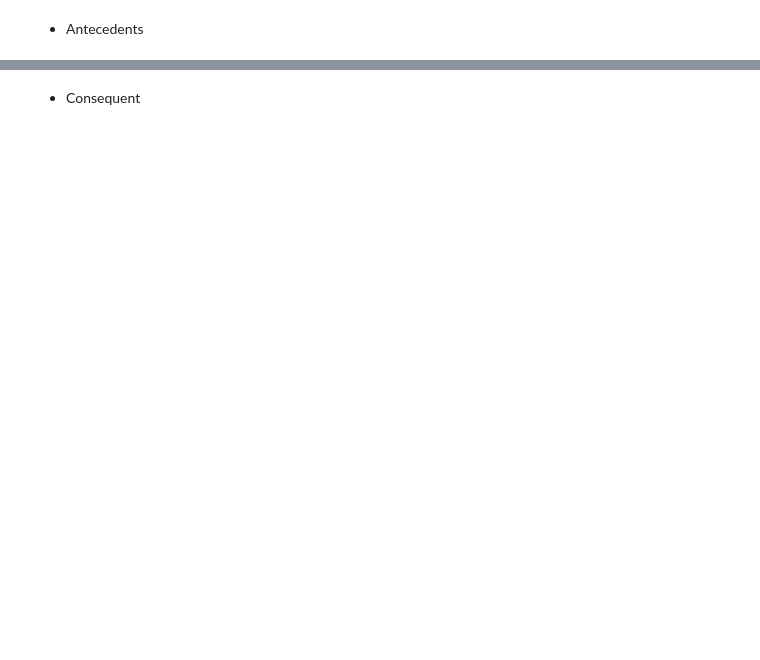
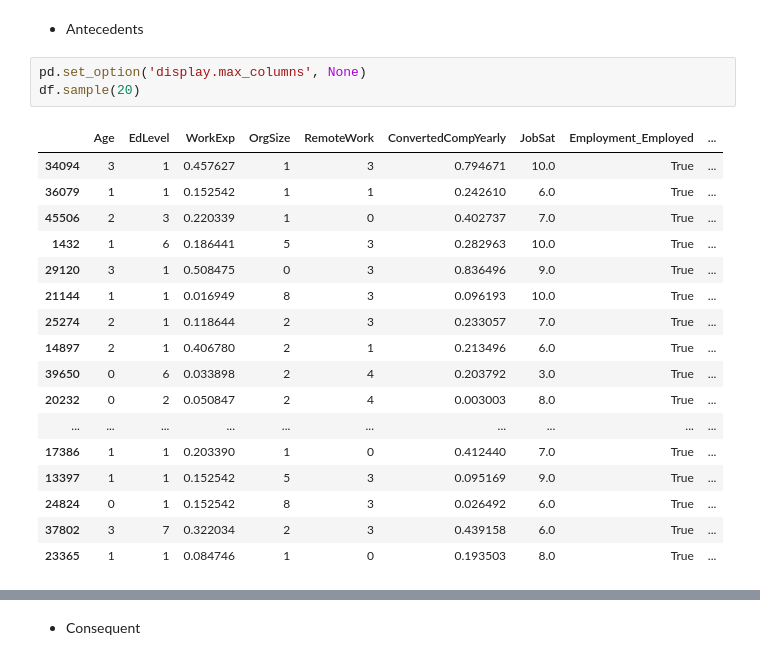
Before and after one commit to FarahHossam126/Data_Mining_Project, a Jupyter notebook: main.ipynb, the cells around one changed output, grey strips where cells are left out. Drawn from its saved outputs; the diff is of its cells as text; blank space fills up the shorter version.

```diff
--- a/main.ipynb
+++ b/main.ipynb
@@ -442,2 +476,23 @@ for method in ['single', 'complete', 'average']:
 # %% [markdown]
 - Antecedents
+# %%
+pd.set_option('display.max_columns', None)
+df.sample(20)
+# %% [output]
+|  | Age | EdLevel | WorkExp | OrgSize | RemoteWork | ConvertedCompYearly | JobSat | Employment_Employed | ... |
+| 34094 | 3 | 1 | 0.457627 | 1 | 3 | 0.794671 | 10.0 | True | ... |
+| 36079 | 1 | 1 | 0.152542 | 1 | 1 | 0.242610 | 6.0 | True | ... |
+| 45506 | 2 | 3 | 0.220339 | 1 | 0 | 0.402737 | 7.0 | True | ... |
+| 1432 | 1 | 6 | 0.186441 | 5 | 3 | 0.282963 | 10.0 | True | ... |
+| 29120 | 3 | 1 | 0.508475 | 0 | 3 | 0.836496 | 9.0 | True | ... |
+| 21144 | 1 | 1 | 0.016949 | 8 | 3 | 0.096193 | 10.0 | True | ... |
+| 25274 | 2 | 1 | 0.118644 | 2 | 3 | 0.233057 | 7.0 | True | ... |
+| 14897 | 2 | 1 | 0.406780 | 2 | 1 | 0.213496 | 6.0 | True | ... |
+| 39650 | 0 | 6 | 0.033898 | 2 | 4 | 0.203792 | 3.0 | True | ... |
+| 20232 | 0 | 2 | 0.050847 | 2 | 4 | 0.003003 | 8.0 | True | ... |
+| ... | ... | ... | ... | ... | ... | ... | ... | ... | ... |
+| 17386 | 1 | 1 | 0.203390 | 1 | 0 | 0.412440 | 7.0 | True | ... |
+| 13397 | 1 | 1 | 0.152542 | 5 | 3 | 0.095169 | 9.0 | True | ... |
+| 24824 | 0 | 1 | 0.152542 | 8 | 3 | 0.026492 | 6.0 | True | ... |
+| 37802 | 3 | 7 | 0.322034 | 2 | 3 | 0.439158 | 6.0 | True | ... |
+| 23365 | 1 | 1 | 0.084746 | 1 | 0 | 0.193503 | 8.0 | True | ... |
```
Also changed, not shown: parts of 16 cells of this notebook.
